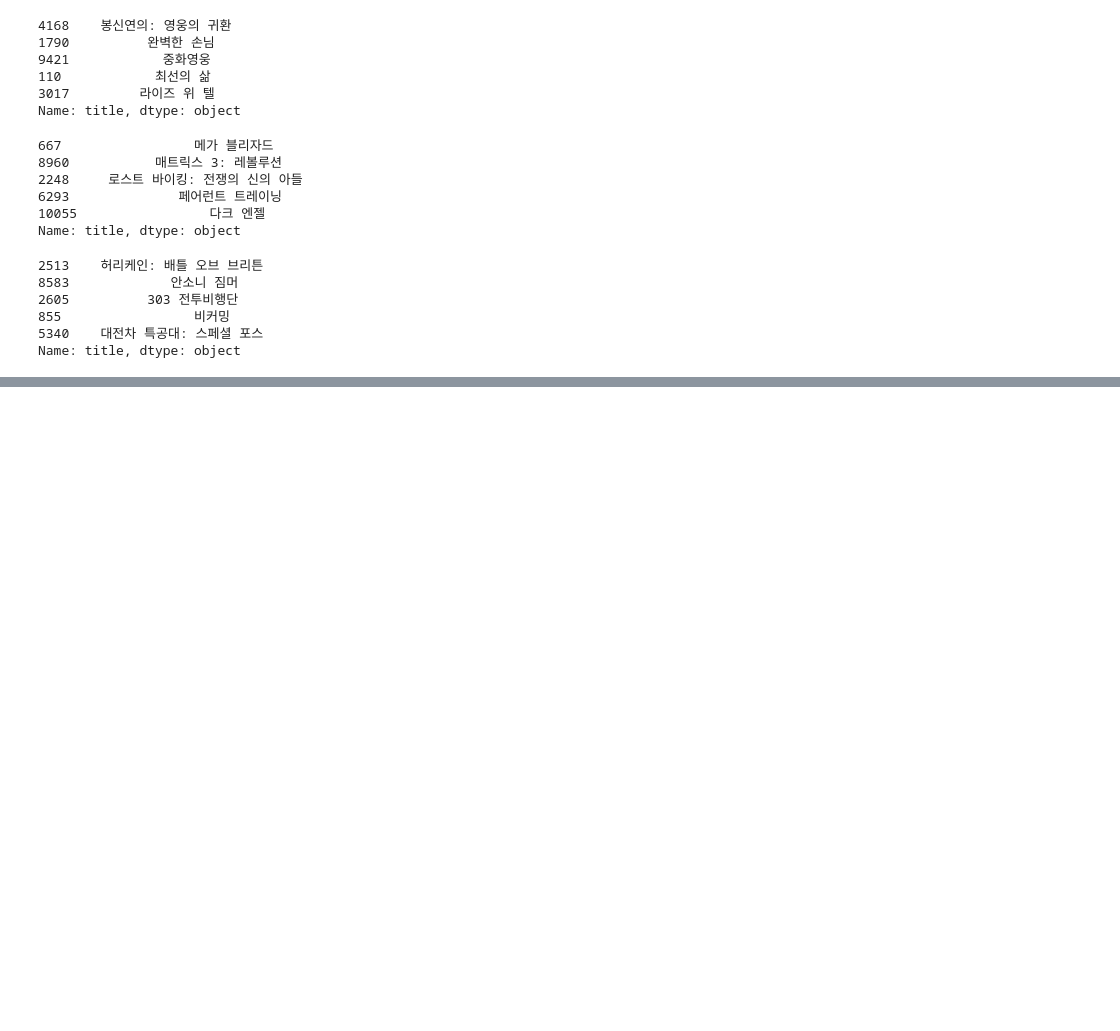
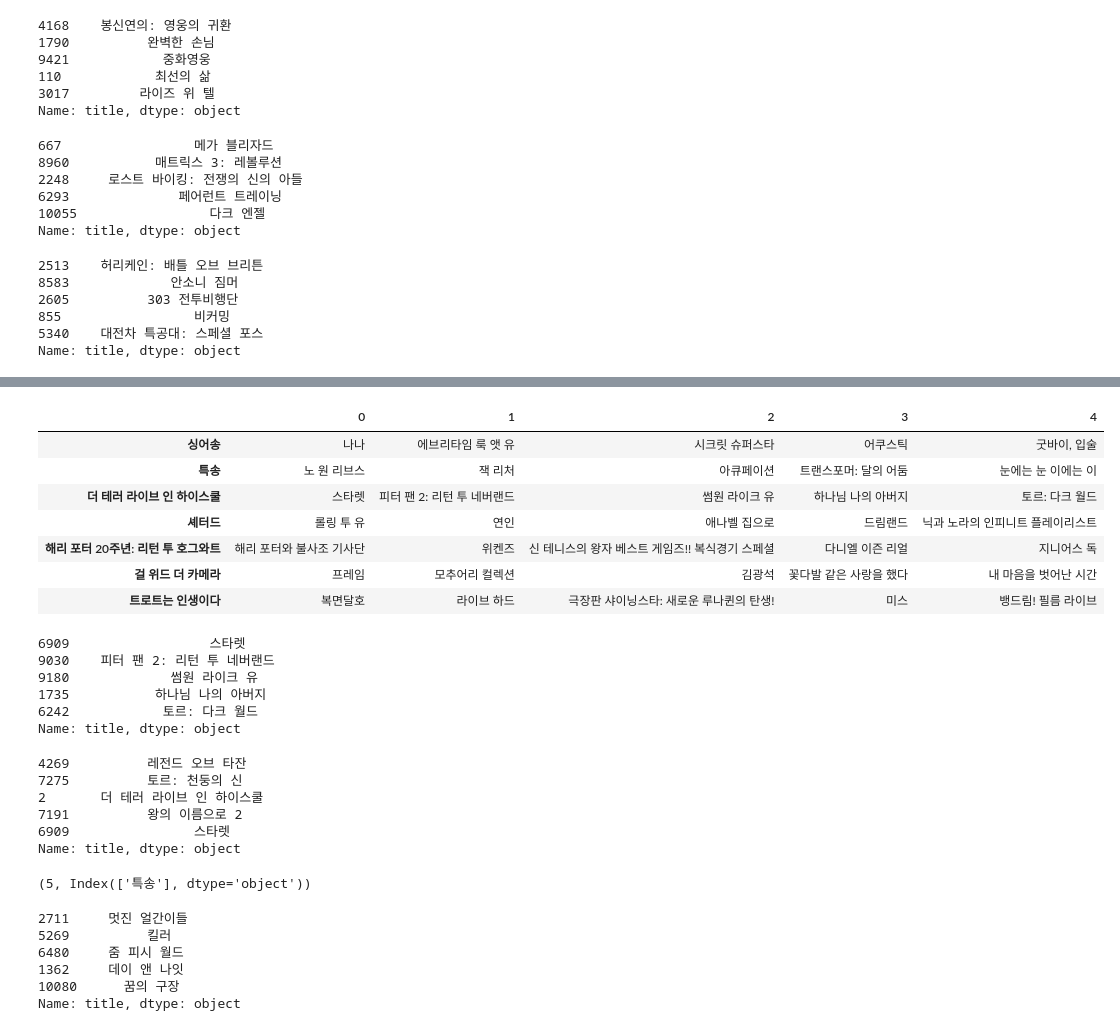
Before and after one commit to 0jipy/project_JI, a Jupyter notebook: 0.Model/01.model.ipynb, the cells around one changed output, grey strips where cells are left out. Drawn from its saved outputs; the diff is of its cells as text; code cells hidden in the pictures; blank space fills up the shorter version.

```diff
--- a/0.Model/01.model.ipynb
+++ b/0.Model/01.model.ipynb
@@ -616,0 +771,42 @@ Name: title, dtype: object
+# %%
+df_result.T
+# %% [output]
+|  | 0 | 1 | 2 | 3 | 4 |
+| 싱어송 | 나나 | 에브리타임 룩 앳 유 | 시크릿 슈퍼스타 | 어쿠스틱 | 굿바이, 입술 |
+| 특송 | 노 원 리브스 | 잭 리처 | 아큐페이션 | 트랜스포머: 달의 어둠 | 눈에는 눈 이에는 이 |
+| 더 테러 라이브 인 하이스쿨 | 스타렛 | 피터 팬 2: 리턴 투 네버랜드 | 썸원 라이크 유 | 하나님 나의 아버지 | 토르: 다크 월드 |
+| 셰터드 | 롤링 투 유 | 연인 | 애나벨 집으로 | 드림랜드 | 닉과 노라의 인피니트 플레이리스트 |
+| 해리 포터 20주년: 리턴 투 호그와트 | 해리 포터와 불사조 기사단 | 위켄즈 | 신 테니스의 왕자 베스트 게임즈!! 복식경기 스페셜 | 다니엘 이즌 리얼 | 지니어스 독 |
+| 걸 위드 더 카메라 | 프레임 | 모추어리 컬렉션 | 김광석 | 꽃다발 같은 사랑을 했다 | 내 마음을 벗어난 시간 |
+| 트로트는 인생이다 | 복면달호 | 라이브 하드 | 극장판 샤이닝스타: 새로운 루나퀸의 탄생! | 미스 | 뱅드림! 필름 라이브 |
+# %%
+get_recommendation('더 테러 라이브 인 하이스쿨')
+# %% [output]
+6909                  스타렛
+9030    피터 팬 2: 리턴 투 네버랜드
+9180             썸원 라이크 유
+1735           하나님 나의 아버지
+6242            토르: 다크 월드
+Name: title, dtype: object
+# %%
+get_recommendation('토르: 다크 월드')
+# %% [output]
+4269          레전드 오브 타잔
+7275          토르: 천둥의 신
+2       더 테러 라이브 인 하이스쿨
+7191          왕의 이름으로 2
+6909                스타렛
+Name: title, dtype: object
+# %%
+len(df_result), df_result.columns
+# %% [output]
+(5, Index(['특송'], dtype='object'))
+# %%
+series
+# %% [output]
+2711     멋진 얼간이들
+5269          킬러
+6480     줌 피시 월드
+1362     데이 앤 나잇
+10080      꿈의 구장
+Name: title, dtype: object
```
Also changed, not shown: parts of 62 cells of this notebook.
